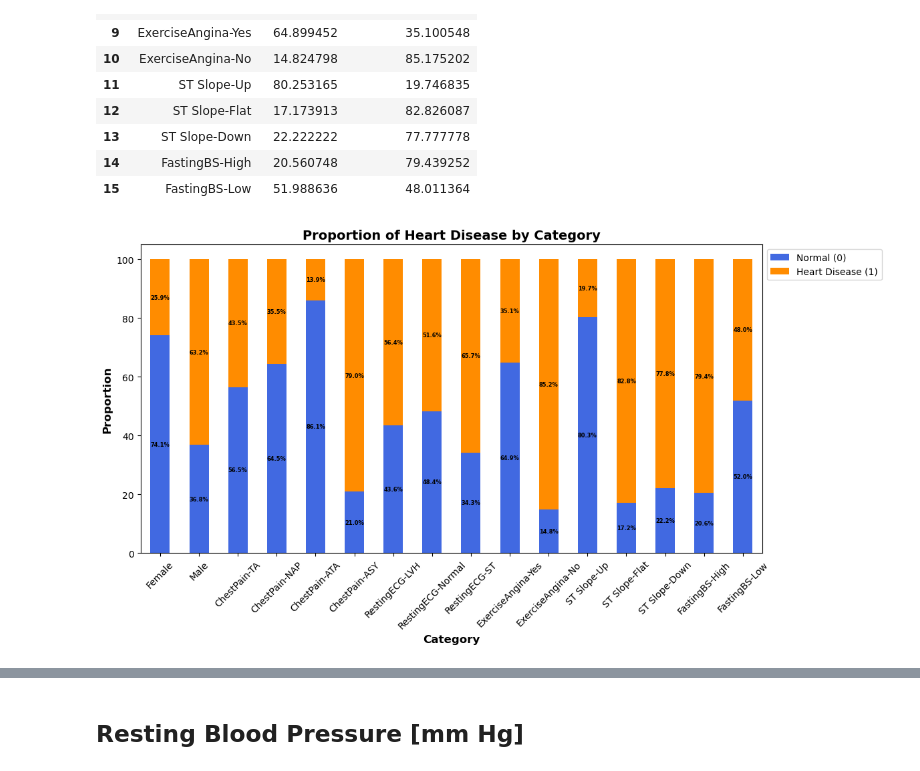
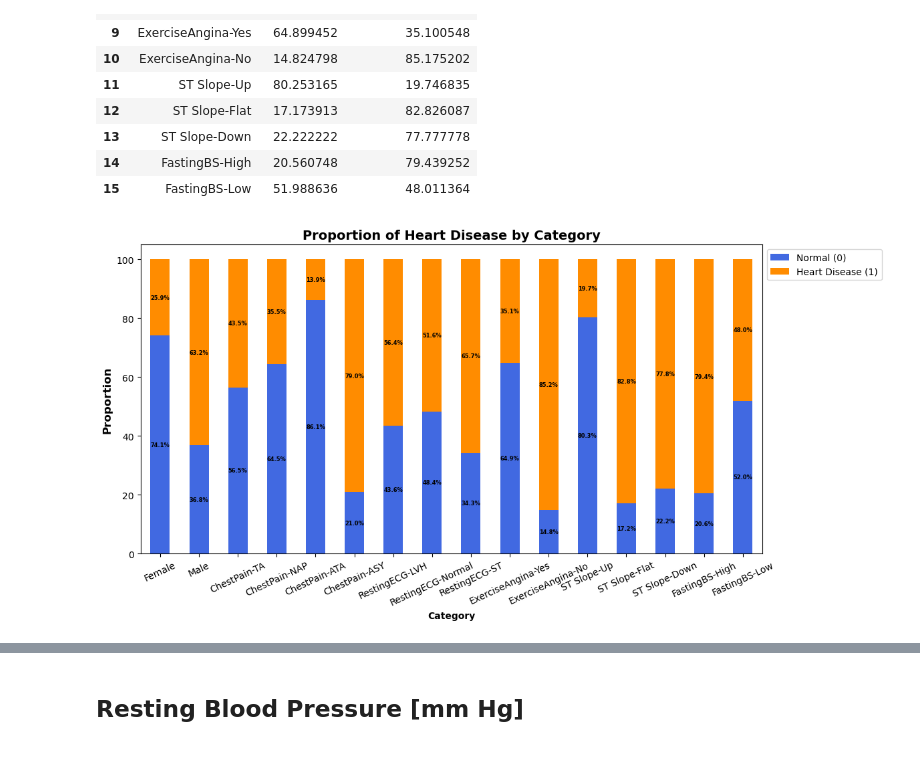
Before and after one commit to midorikawaguti/Heart_Failure_Prediction_Team_0, a Jupyter notebook: heart_failure_prediction-1.ipynb, the cells around one changed output, grey strips where cells are left out. Cells and saved outputs as stored; diff of their text form; code cells hidden in the pictures.

```diff
--- a/heart_failure_prediction-1.ipynb
+++ b/heart_failure_prediction-1.ipynb
@@ -225,32 +225,32 @@ proportion_table
 # %%
 import pandas as pd
 import matplotlib.pyplot as plt
 
 fig, ax = plt.subplots(figsize=(12, 6))
 
 proportion_table.index = ["Female", "Male",
                  "ChestPain-TA", "ChestPain-NAP", "ChestPain-ATA", "ChestPain-ASY",
                  "RestingECG-LVH", "RestingECG-Normal", "RestingECG-ST",
                  "ExerciseAngina-Yes", "ExerciseAngina-No",
                  "ST Slope-Up", "ST Slope-Flat", "ST Slope-Down",
                  "FastingBS-High", "FastingBS-Low"]
 
 # Plot stacked bar chart
 proportion_table.plot(kind='bar', stacked=True, ax=ax, color=["royalblue", "darkorange"])
 
 # Add percentage labels to each segment
 for container in ax.containers:
     ax.bar_label(container, fmt="%.1f%%", label_type="center", fontsize=6, weight="bold")
 
 # Customize labels and title
-plt.xlabel("Category", fontsize=12, fontweight="bold")
+plt.xlabel("Category", fontsize=10, fontweight="bold")
 plt.ylabel("Proportion", fontsize=12, fontweight="bold")
 
 plt.title("Proportion of Heart Disease by Category", fontsize=14, fontweight="bold")
 plt.legend(title="Heart Disease", labels=["Normal", "Heart Disease"])
 plt.legend(loc='upper left', bbox_to_anchor=(1, 1), fontsize=10)
-plt.xticks(rotation=45)
+plt.xticks(rotation=25)
 
 plt.show()
 # %% [output]
-[figure, old version]
+[figure, new version]
```
Also changed, not shown: parts of 13 cells of this notebook.
